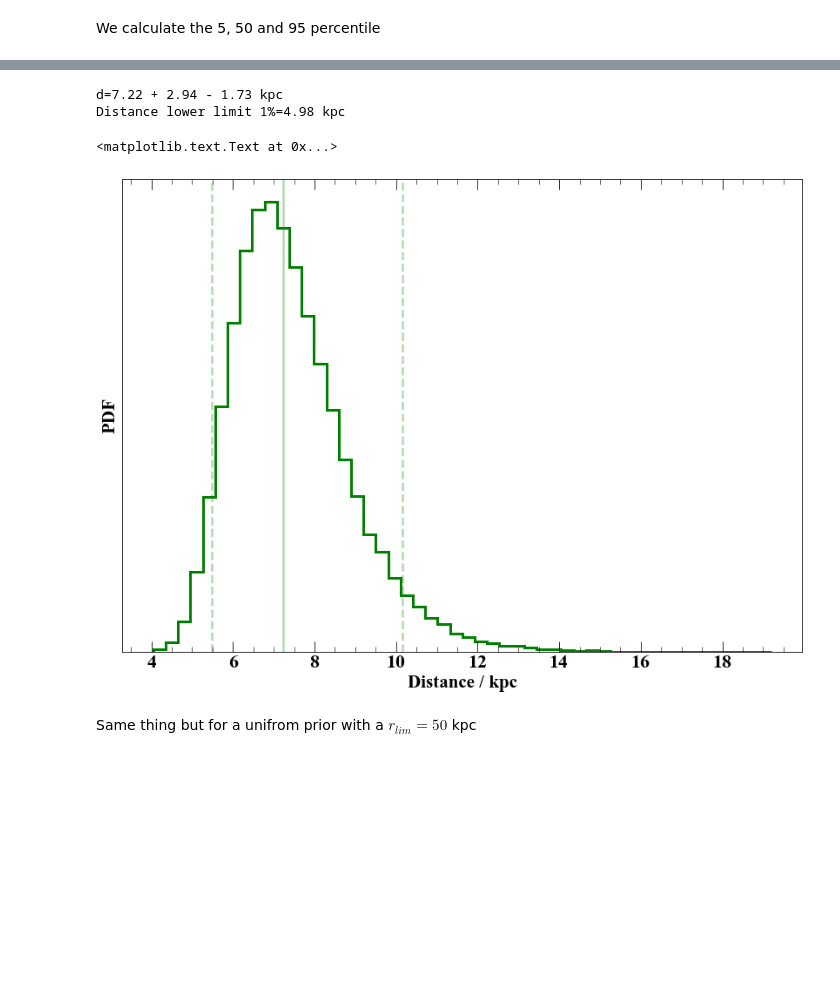
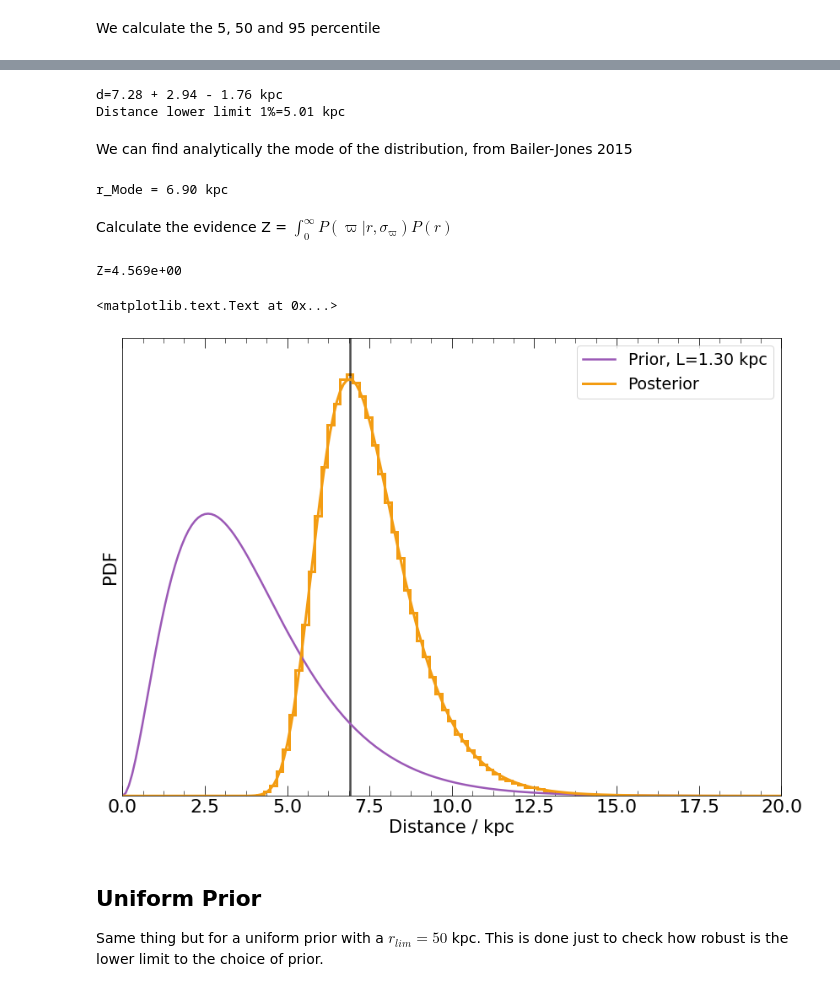
Before and after one commit to Alymantara/Sw_J0243, a Jupyter notebook: distance to Sw J0243.ipynb, the cells around one changed output, grey strips where cells are left out. Saved outputs shown, nothing was run; the diff lists cells and outputs as text; code cells hidden in the pictures; blank space fills up the shorter version.

```diff
--- a/distance to Sw J0243.ipynb
+++ b/distance to Sw J0243.ipynb
@@ -85,8 +103,8 @@ d_naive=10.504 ± 3.332 kpc
 # %% [markdown]
 We calculate the 5, 50 and 95 percentile
 # %%
-q05,q50,q95,samples_exp = gaia_errors(parallax, error,
-                          burn_in=500, num_chains=4000)
+q05,q50,q95,samples_exp = gaia_exp(parallax, error,
+                          burn_in=500, num_chains=8000)
 # %%
 print(" 5 percentile = {:.2f}\n \
 50 percentile = {:.2f}\n \
@@ -98,27 +116,65 @@ print(" 5 percentile = {:.2f}\n \
 # %%
 print("d={:.2f} + {:.2f} - {:.2f} kpc".format(q50,q95-q50,q50-q05))
-q_01 = corner.quantile(samples_exp,1-.99)
-print("Distance lower limit 1%={:.2f} kpc".format(q_01[0]))
+q01 = corner.quantile(samples_exp,1-.99)
+print("Distance lower limit 1%={:.2f} kpc".format(q01[0]))
 # %% [output]
-d=7.22 + 2.94 - 1.73 kpc
-Distance lower limit 1%=4.98 kpc
+d=7.28 + 2.94 - 1.76 kpc
+Distance lower limit 1%=5.01 kpc
+# %% [markdown]
+We can find analytically the mode of the distribution, from Bailer-Jones 2015
+# %%
+coeff = [  1/L,-2,(parallax - w_zp)/error**2,-1/error**2 ]
+roots = np.roots(coeff)
+#print(roots)
+ss = np.imag(roots) == 0
+mode_d = np.real(roots[ss])[0]
+print("r_Mode = {:.2f} kpc".format(mode_d))
+# %% [output]
+r_Mode = 6.90 kpc
+# %% [markdown]
+Calculate the evidence Z = $\int^{\infty}_0P(\varpi|r,\sigma_{\varpi})P(r)$
+# %%
+xx = np.linspace(0.0,100,1e3)
+yy = np.zeros(xx.size)
+for i, xo in enumerate(xx):
+    yy[i] = np.exp(lnprob_exp(xo,parallax,error))
+Z = simps(yy,x=xx)
+print("Z={:.3e}".format(Z))
+
+# Now, let's create the 90% lower limit curve for plotting purposes
+xx90= np.linspace(q01,50,1e3)
+yy90 = np.zeros(xx90.size)
+for i, xo in enumerate(xx90):
+    yy90[i] = np.exp(lnprob_exp(xo,parallax,error))
+# %% [output]
+Z=4.569e+00
 # %%
 fig = plt.figure(figsize=(14,10))
 ax = fig.add_subplot(111)
-X_plot = np.linspace(0,25.,10000)[:, np.newaxis]
-a = plt.hist(samples_exp,bins=50,color='green',lw=3,histtype='step')
+a = plt.hist(samples_exp,bins=100,color='#f39c12',lw=3,histtype='step',
+             normed=True,)
 
-plt.axvline(x=corner.quantile(samples_exp,.05),ls='--',color='green',alpha=0.3,lw=2.5)
-plt.axvline(x=corner.quantile(samples_exp,.5),ls='-',color='green',alpha=0.3,lw=2.5)
-plt.axvline(x=corner.quantile(samples_exp,.95),ls='--',color='green',alpha=0.3,lw=2.5)
+plt.axvline(x=mode_d,ls='-',color='k',alpha=0.7,lw=2.5)
+
+plt.plot(xx,(1/(2*L**3))*np.exp(-xx/L)*xx**2,
+         label='Prior, L={:.2f} kpc'.format(L),
+         color='#9b59b6',lw=2.5)
+plt.plot(xx,yy/Z,lw=3,color='#f39c12',label='Posterior')
+
+
+
+plt.xlim(0,20)
+plt.ylim(0,max(yy/Z)*1.1)
 
 ax.set_yticklabels([])
 ax.set_yticks([])
+lg = plt.legend(fontsize=19)
 plt.xlabel("Distance / kpc")
-plt.ylabel("PDF")
+plt.ylabel('PDF')
 # %% [output]
 <matplotlib.text.Text at 0x...>
-[figure, old version]
+[figure, new version]
 # %% [markdown]
-Same thing but for a unifrom prior with a $r_{lim}=50$ kpc
+## Uniform Prior
+Same thing but for a uniform prior with a $r_{lim}=50$ kpc. This is done just to check how robust is the lower limit to the choice of prior.
 # %%
```
Also changed, not shown: parts of 21 cells of this notebook, 1 other file.
